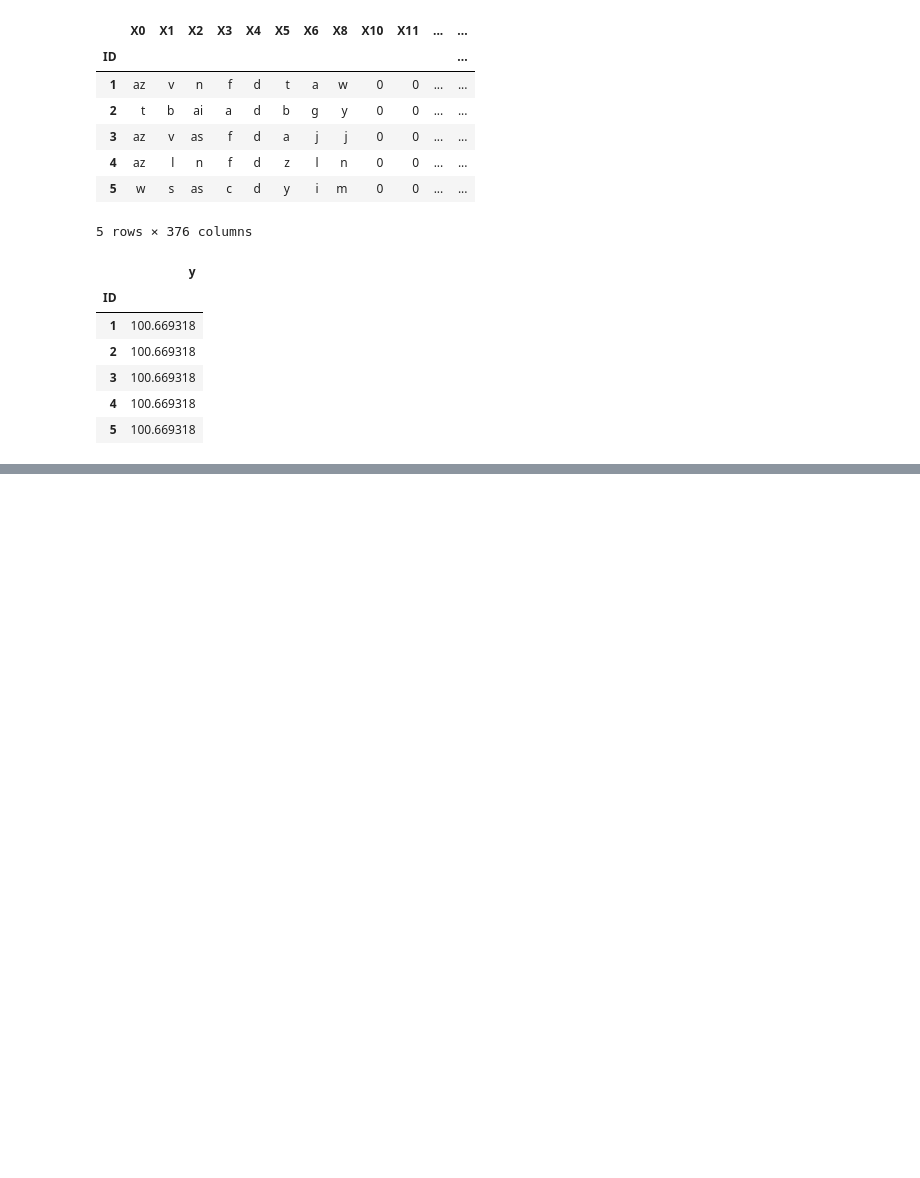
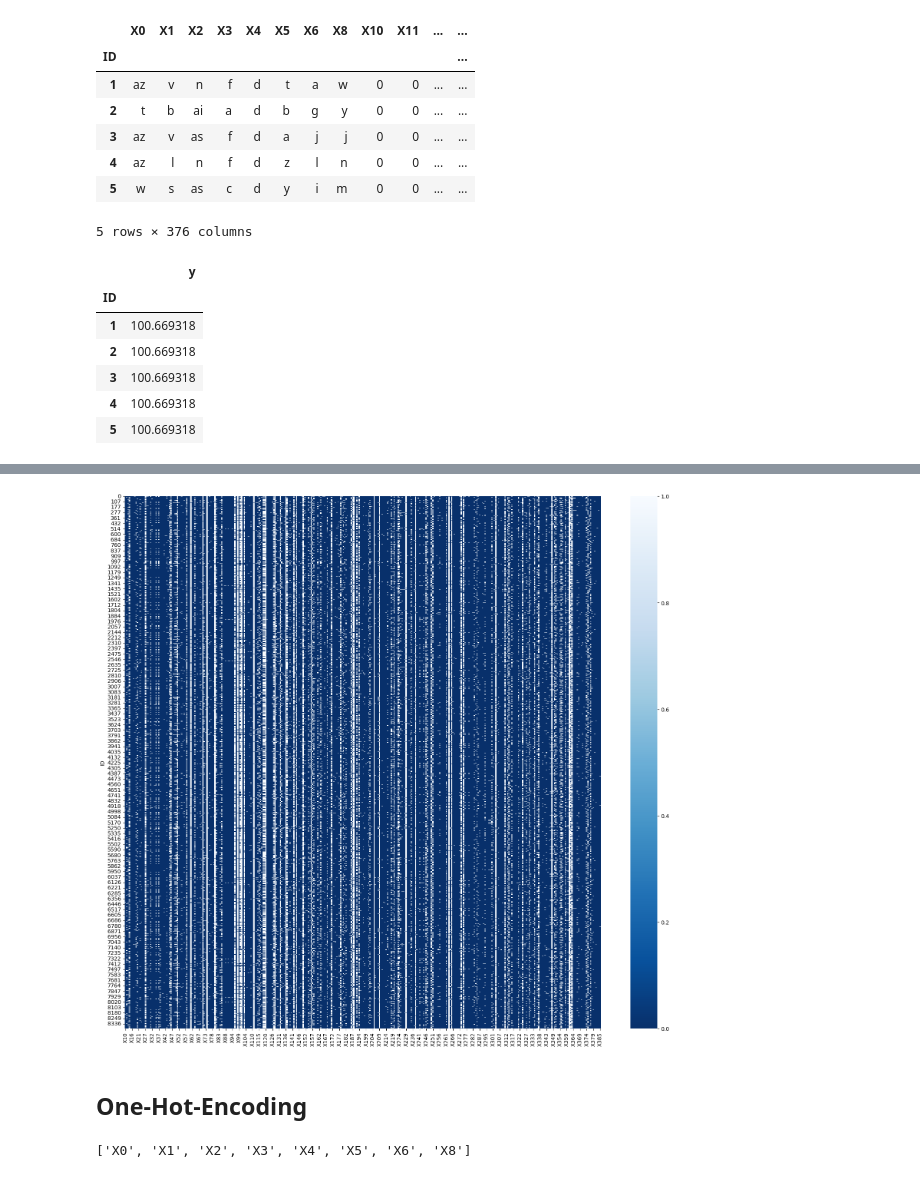
Before and after one commit to JiYoungGoGo/AI_School, a Jupyter notebook: ML/Benz.ipynb, the cells around one changed output, grey strips where cells are left out. Drawn from its saved outputs; the diff is of its cells as text; code cells hidden in the pictures; blank space fills up the shorter version.

Commit message:
[benz] One-Hot-Encoding 해보기

```diff
--- a/ML/Benz.ipynb
+++ b/ML/Benz.ipynb
@@ -60,0 +94,5 @@ submission.head()
+# %%
+# nunique 값의 nunique 값
+
+n_unique_train = train.nunique()
+n_unique_train.sort_values().unique()
@@ -60,0 +102,6 @@ submission.head()
+# %%
+# nunique() 값이 1이라는건, 유일값이 1가지라는 이야기이다.
+# 이런 데이터는 분석에 도움이 되지 않을거라 예상된다. 특히, 데이터가 전부 0이기 때문에 필요하지 않을것같다.
+
+train_one_index = n_unique_train[n_unique_train==1].index
+train[train_one_index].describe()
@@ -60,0 +118,22 @@ submission.head()
+# %%
+# 분석에 필요하지 않은 train_one_index 값들 삭제!
+# 해당 코드를 두번실행하면 keyError 발생한다. (이미 삭제되서 없는 컬럼을 삭제하려고 하니까.)
+# test 값 삭제할때도 기준은 train이다!
+
+train = train.drop(columns=train_one_index)
+test = test.drop(columns=train_one_index)
+# %%
+# 정답인 y를 제외하고 어떤 값이 크고 작은지 확인하는 히트맵
+# 기술통계를 구했을 때 수치데이터가 너무 많아서 시각화해서 표현해 본 것!
+
+plt.figure(figsize=(20,18))
+_ = sns.heatmap(train.select_dtypes(include="number").drop(columns="y"), cmap="Blues_r")
+# %% [output]
+[figure, added]
+# %% [markdown]
+## One-Hot-Encoding
+# %%
+cate_cols = train.select_dtypes(exclude="number").columns.tolist()
+cate_cols
+# %% [output]
+['X0', 'X1', 'X2', 'X3', 'X4', 'X5', 'X6', 'X8']
```
Also changed, not shown: parts of 17 cells of this notebook.
